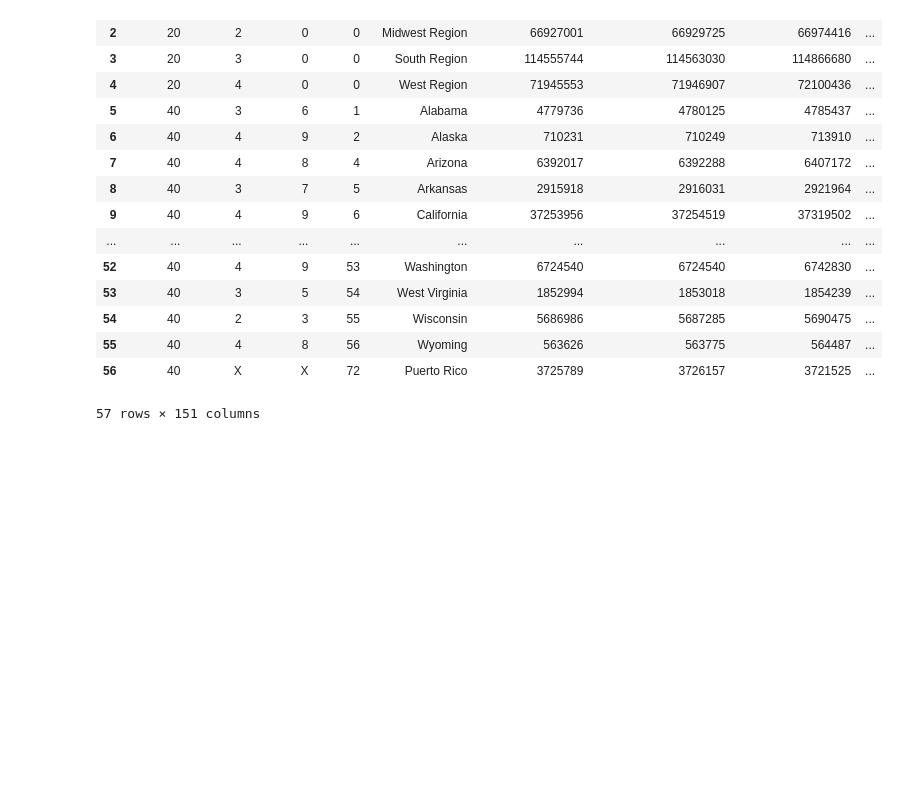
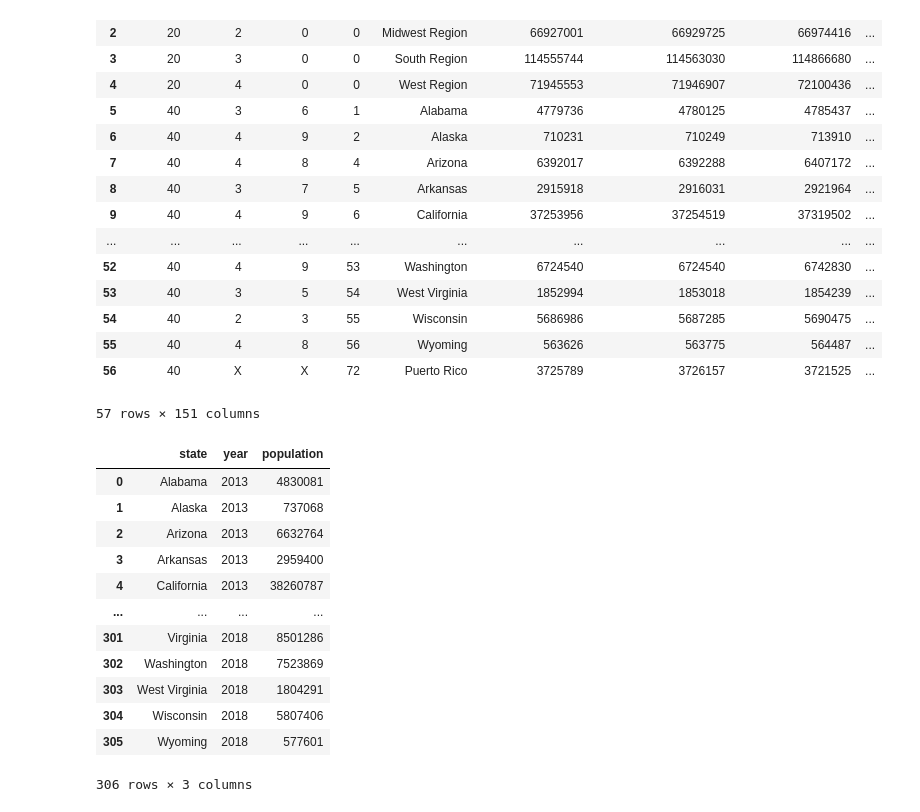
Before and after one commit to JMiguelFernandes/Ironhack-Project-4---Data-Visualization_Gun-Violence-in-the-US, a Jupyter notebook: 2. Preparing state population dataset.ipynb, the cells around one changed output. Saved outputs shown, nothing was run; the diff lists cells and outputs as text; code cells hidden in the pictures; blank space fills up the shorter version.

Commit message:
Changed format of the population data from wide to long

```diff
--- a/2. Preparing state population dataset.ipynb
+++ b/2. Preparing state population dataset.ipynb
@@ -30,10 +32,40 @@ pop
 | 56 | 40 | X | X | 72 | Puerto Rico | 3725789 | 3726157 | 3721525 | ... |
 57 rows × 151 columns
 # %%
-pop.loc[[i for i in range(5, 56)], ["NAME",
-     "POPESTIMATE2013",
-     "POPESTIMATE2014",
-     "POPESTIMATE2015",
-     "POPESTIMATE2016",
-     "POPESTIMATE2017",
-     "POPESTIMATE2018"]].to_csv("data_clean/pop_by_state_and_year.csv", index = False)
+pop_clean = pop.loc[[i for i in range(5, 56)], ["NAME",
+                                                "POPESTIMATE2013",
+                                                "POPESTIMATE2014",
+                                                "POPESTIMATE2015",
+                                                "POPESTIMATE2016",
+                                                "POPESTIMATE2017",
+                                                "POPESTIMATE2018"]]
+# %%
+pop_clean = pop_clean.rename({"NAME":"state",
+                              "POPESTIMATE2013" : 2013,
+                              "POPESTIMATE2014" : 2014,
+                              "POPESTIMATE2015" : 2015,
+                              "POPESTIMATE2016" : 2016,
+                              "POPESTIMATE2017" : 2017,
+                              "POPESTIMATE2018" : 2018},
+                             axis="columns")
+# %%
+pop_clean = pd.melt(pop_clean,
+                    id_vars = "state",
+                    var_name = "year",
+                    value_name = "population")
+# %%
+pop_clean
+# %% [output]
+|  | state | year | population |
+| 0 | Alabama | 2013 | 4830081 |
+| 1 | Alaska | 2013 | 737068 |
+| 2 | Arizona | 2013 | 6632764 |
+| 3 | Arkansas | 2013 | 2959400 |
+| 4 | California | 2013 | 38260787 |
+| ... | ... | ... | ... |
+| 301 | Virginia | 2018 | 8501286 |
+| 302 | Washington | 2018 | 7523869 |
+| 303 | West Virginia | 2018 | 1804291 |
+| 304 | Wisconsin | 2018 | 5807406 |
+| 305 | Wyoming | 2018 | 577601 |
+306 rows × 3 columns
```
Also changed, not shown: parts of 2 cells of this notebook, 1 other file.
